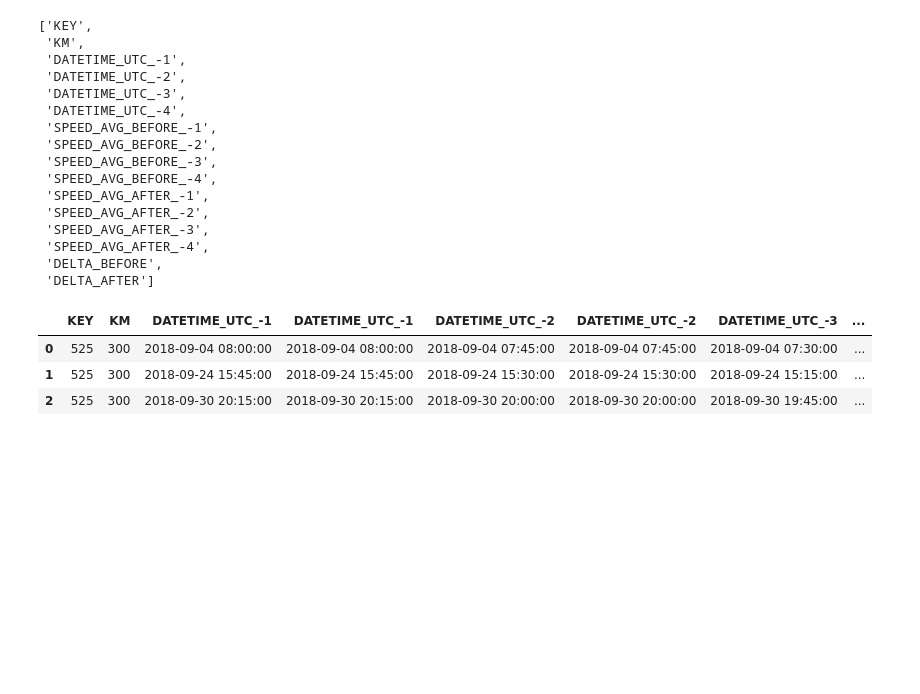
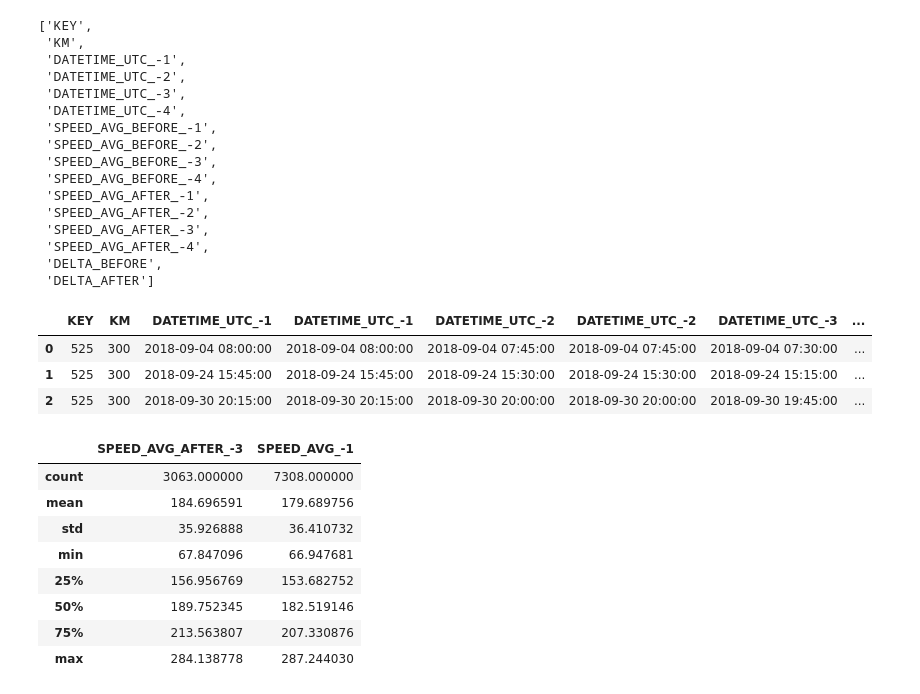
Before and after one commit to gianpy15/DMProject, a Jupyter notebook: notebooks/Gianpy/features.ipynb, the cells around one changed output. Saved outputs shown, nothing was run; the diff lists cells and outputs as text; code cells hidden in the pictures; blank space fills up the shorter version.

```diff
--- a/notebooks/Gianpy/features.ipynb
+++ b/notebooks/Gianpy/features.ipynb
@@ -197,3 +197,18 @@ merged.head(3)
 | 0 | 525 | 300 | 2018-09-04 08:00:00 | 2018-09-04 08:00:00 | 2018-09-04 07:45:00 | 2018-09-04 07:45:00 | 2018-09-04 07:30:00 | ... |
 | 1 | 525 | 300 | 2018-09-24 15:45:00 | 2018-09-24 15:45:00 | 2018-09-24 15:30:00 | 2018-09-24 15:30:00 | 2018-09-24 15:15:00 | ... |
 | 2 | 525 | 300 | 2018-09-30 20:15:00 | 2018-09-30 20:15:00 | 2018-09-30 20:00:00 | 2018-09-30 20:00:00 | 2018-09-30 19:45:00 | ... |
+# %%
+X, y = data.dataset(onehot=False)
+# %%
+pd.set_option('display.max_columns', 500)
+X[['SPEED_AVG_AFTER_-3', 'SPEED_AVG_-1']].describe()
+# %% [output]
+|  | SPEED_AVG_AFTER_-3 | SPEED_AVG_-1 |
+| count | 3063.000000 | 7308.000000 |
+| mean | 184.696591 | 179.689756 |
+| std | 35.926888 | 36.410732 |
+| min | 67.847096 | 66.947681 |
+| 25% | 156.956769 | 153.682752 |
+| 50% | 189.752345 | 182.519146 |
+| 75% | 213.563807 | 207.330876 |
+| max | 284.138778 | 287.244030 |
```
Also changed, not shown: parts of 5 cells of this notebook, 1 other file.
